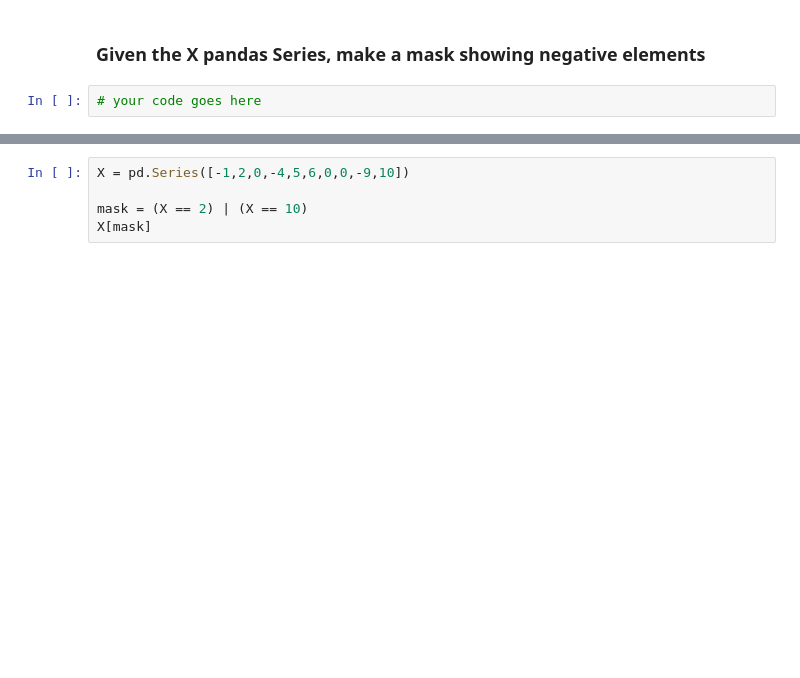
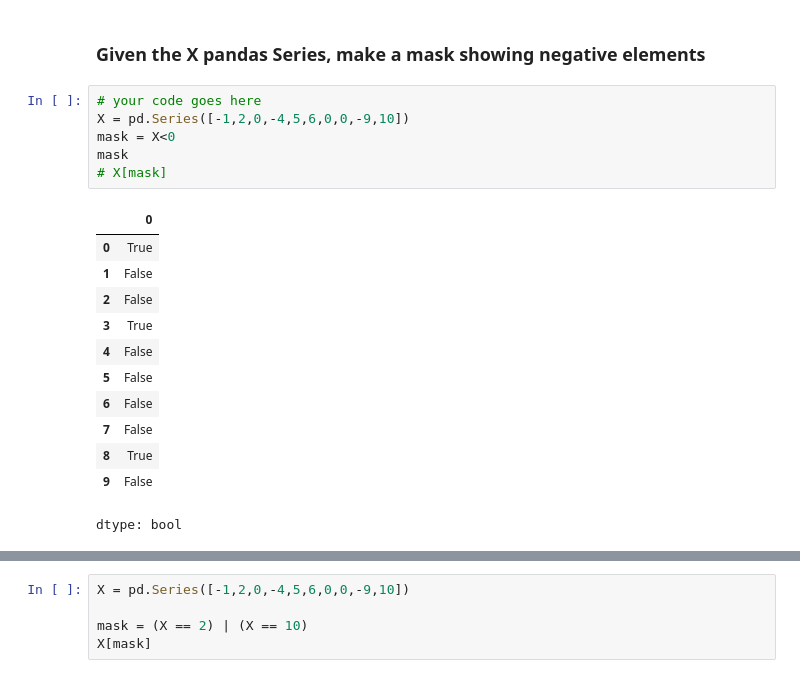
Before and after one commit to bmapara26/Numpy-Practice, a Jupyter notebook: 2 - Pandas Series exercises.ipynb, the cells around one changed output, grey strips where cells are left out. Cells and saved outputs as stored; diff of their text form; blank space fills up the shorter version.

```diff
--- a/2 - Pandas Series exercises.ipynb
+++ b/2 - Pandas Series exercises.ipynb
@@ -280,8 +440,25 @@ X + 5
 ## Series boolean arrays (also called masks)
 # %% [markdown]
 ### Given the X pandas Series, make a mask showing negative elements
-# %%
-# your code goes here
+# %%
+# your code goes here
+X = pd.Series([-1,2,0,-4,5,6,0,0,-9,10])
+mask = X<0
+mask
+# X[mask]
+# %% [output]
+|  | 0 |
+| 0 | True |
+| 1 | False |
+| 2 | False |
+| 3 | True |
+| 4 | False |
+| 5 | False |
+| 6 | False |
+| 7 | False |
+| 8 | True |
+| 9 | False |
+dtype: bool
 # %%
 X = pd.Series([-1,2,0,-4,5,6,0,0,-9,10])
 
```
Also changed, not shown: parts of 54 cells of this notebook.
